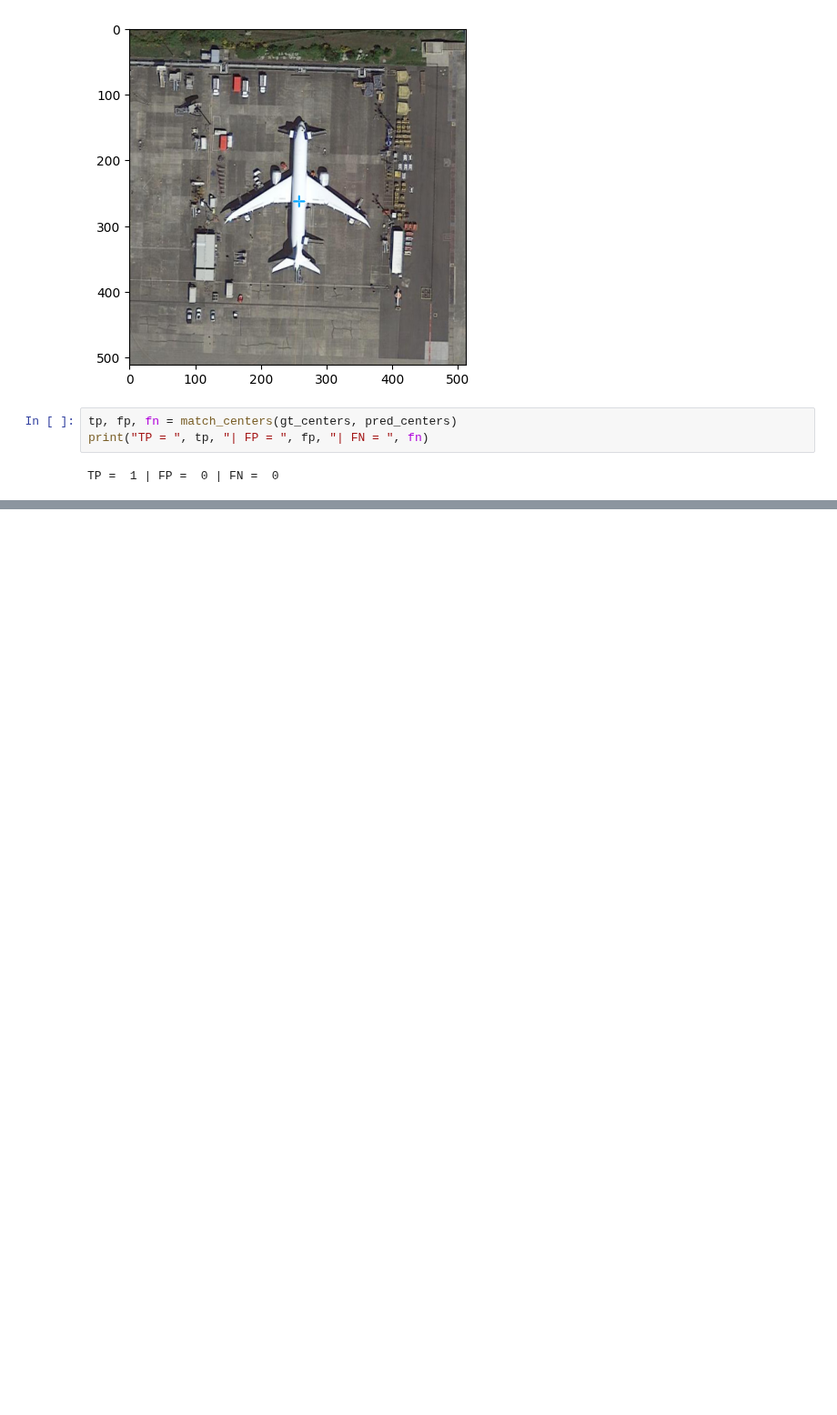
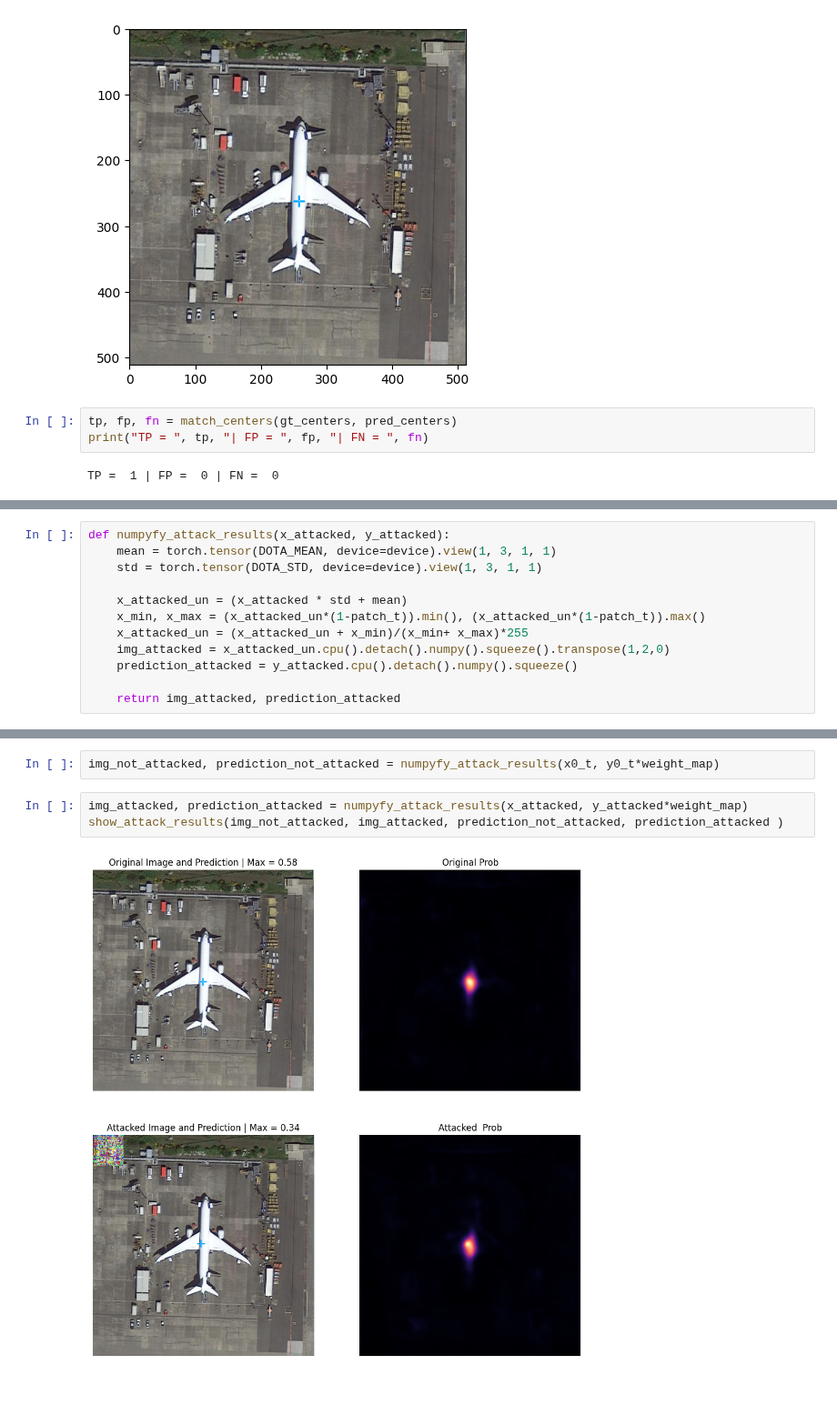
Before and after one commit to fx-bonnefont/projet-vision, a Jupyter notebook: co-attack.ipynb, the cells around one changed output, grey strips where cells are left out. Shown at 91% size. Saved outputs shown, nothing was run; the diff lists cells and outputs as text; blank space fills up the shorter version.

```diff
--- a/co-attack.ipynb
+++ b/co-attack.ipynb
@@ -164,0 +312,12 @@ SyntaxError: invalid syntax (198416357.py, line 3)
+# %%
+def numpyfy_attack_results(x_attacked, y_attacked):
+    mean = torch.tensor(DOTA_MEAN, device=device).view(1, 3, 1, 1)
+    std = torch.tensor(DOTA_STD, device=device).view(1, 3, 1, 1)
+
+    x_attacked_un = (x_attacked * std + mean)
+    x_min, x_max = (x_attacked_un*(1-patch_t)).min(), (x_attacked_un*(1-patch_t)).max()
+    x_attacked_un = (x_attacked_un + x_min)/(x_min+ x_max)*255
+    img_attacked = x_attacked_un.cpu().detach().numpy().squeeze().transpose(1,2,0)
+    prediction_attacked = y_attacked.cpu().detach().numpy().squeeze()
+
+    return img_attacked, prediction_attacked
@@ -164,0 +332,9 @@ SyntaxError: invalid syntax (198416357.py, line 3)
+# %%
+img_not_attacked, prediction_not_attacked = numpyfy_attack_results(x0_t, y0_t*weight_map)
+# %%
+img_attacked, prediction_attacked = numpyfy_attack_results(x_attacked, y_attacked*weight_map)
+show_attack_results(img_not_attacked, img_attacked, prediction_not_attacked, prediction_attacked )
+# %% [output]
+[figure, added]
+# %% [markdown]
+###
```
Also changed, not shown: parts of 27 cells of this notebook, 9 other files.
